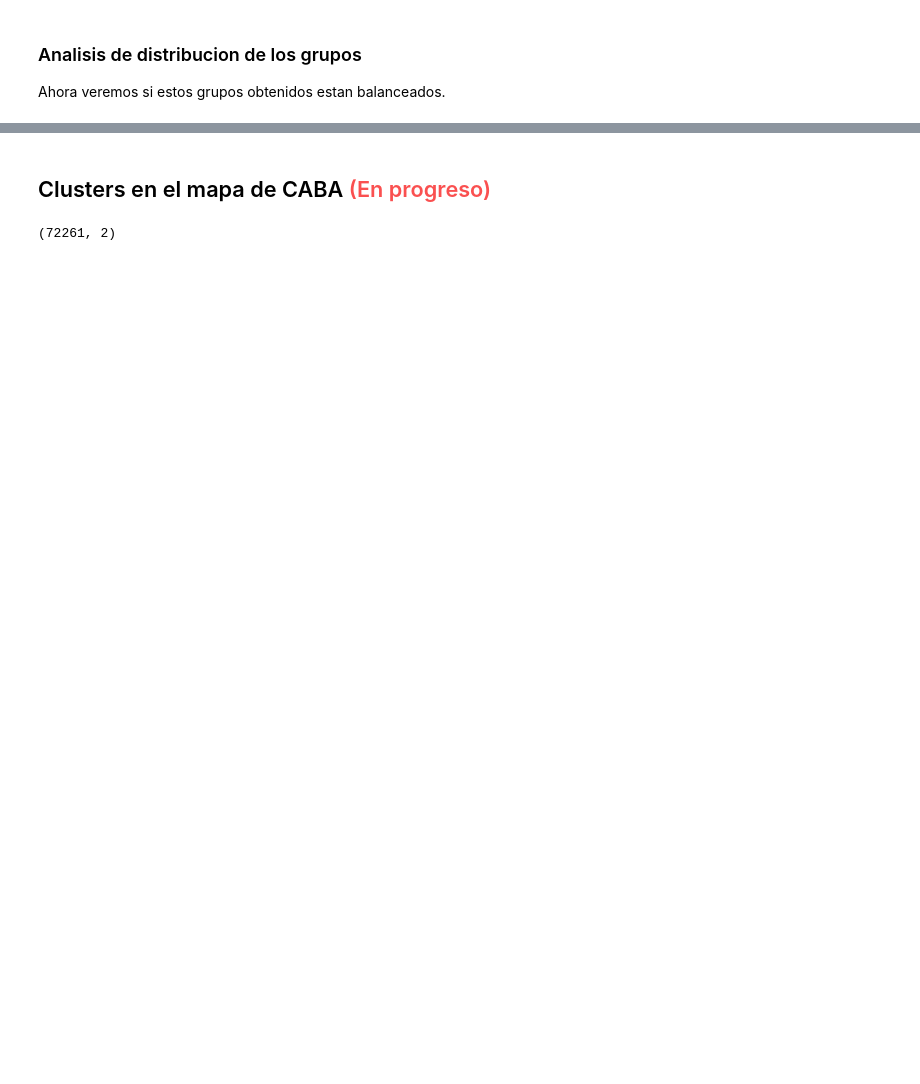
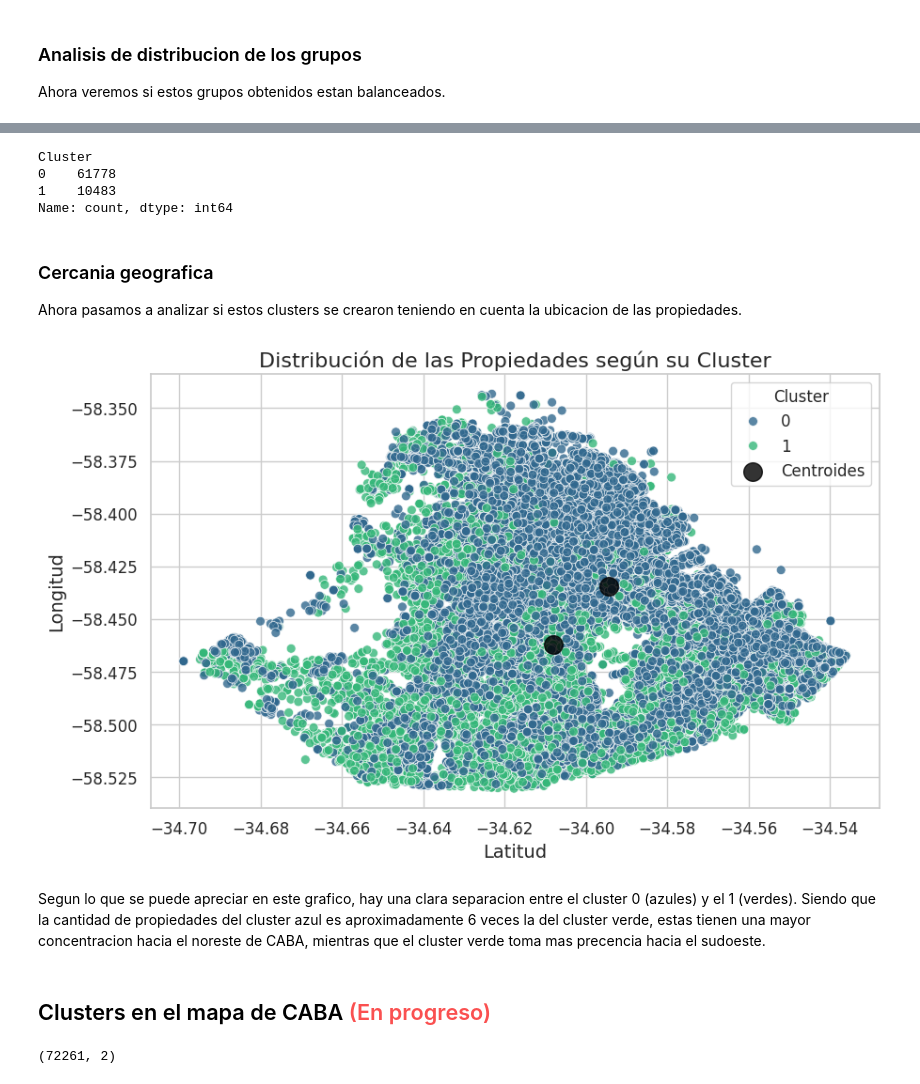
Before and after one commit to kikiymini/7506R-1C2024-GRUPO02, a Jupyter notebook: 7506R_1C2024_GRUPO02_N2.ipynb, the cells around one changed output, grey strips where cells are left out. Saved outputs shown, nothing was run; the diff lists cells and outputs as text; code cells hidden in the pictures; blank space fills up the shorter version.

```diff
--- a/7506R_1C2024_GRUPO02_N2.ipynb
+++ b/7506R_1C2024_GRUPO02_N2.ipynb
@@ -340,3 +312,43 @@ fueron formados.
+# %%
+cluster_analisis_ds = balance_analisis_ds.copy()
+
+two_groups = KMeans(n_clusters=2)
+two_groups.fit(cluster_analisis_ds)
+y_two_groups = two_groups.predict(cluster_analisis_ds)
+
+cluster_analisis_ds['Cluster'] = y_two_groups
+
+cluster_analisis_ds['Cluster'].value_counts()
+# %% [output]
+Cluster
+0    61778
+1    10483
+Name: count, dtype: int64
+# %% [markdown]
+### Cercania geografica
+
+Ahora pasamos a analizar si estos clusters se crearon teniendo en cuenta la ubicacion de las propiedades.
+# %%
+plt.figure(figsize=(10, 6))
+
+# Mostrar propiedades
+sns.scatterplot(data=cluster_analisis_ds, x='latitud', y='longitud', hue='Cluster', palette='viridis', s=50, alpha=0.8)
+
+# Mostrar Centroides
+centers = two_groups.cluster_centers_
+plt.scatter(centers[:, 0], centers[:, 1], c='black', s=200, alpha=0.8, label='Centroides')
+
+plt.title('Distribución de las Propiedades según su Cluster', fontsize=16)
+plt.xlabel('Latitud', fontsize=14)
+plt.ylabel('Longitud', fontsize=14)
+plt.xticks(fontsize=12)
+plt.yticks(fontsize=12)
+plt.legend(title='Cluster', fontsize=12, title_fontsize=12)
+plt.show()
+# %% [output]
+[figure, added]
+# %% [markdown]
+Segun lo que se puede apreciar en este grafico, hay una clara separacion entre el cluster 0 (azules) y el 1 (verdes). Siendo que la cantidad de propiedades del cluster azul es aproximadamente 6 veces la del cluster verde, estas tienen una mayor concentracion hacia el noreste de CABA, mientras que el cluster verde toma mas precencia hacia el sudoeste.
 # %% [markdown]
 ## Clusters en el mapa de CABA <font color='#fa5050'>(En progreso)</font>
 # %%
```
Also changed, not shown: parts of 11 cells of this notebook.
